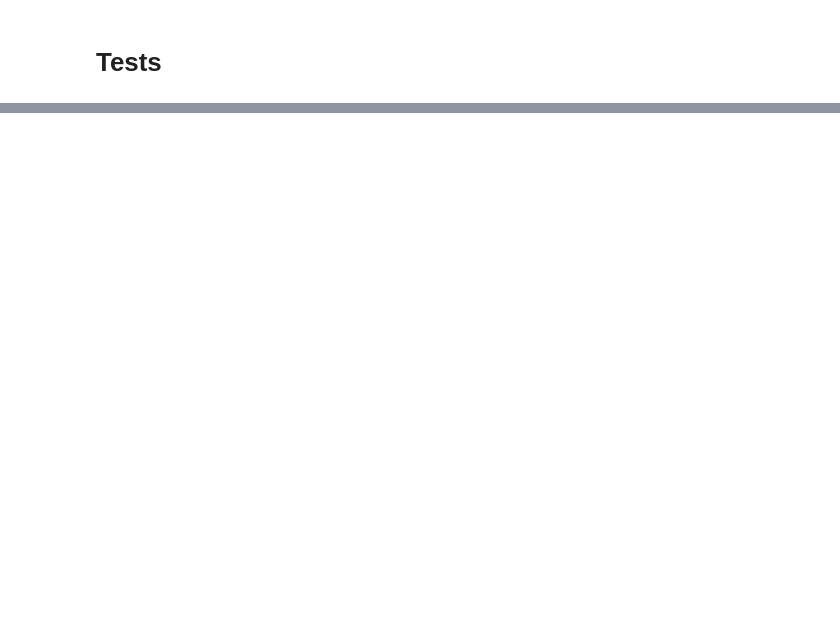
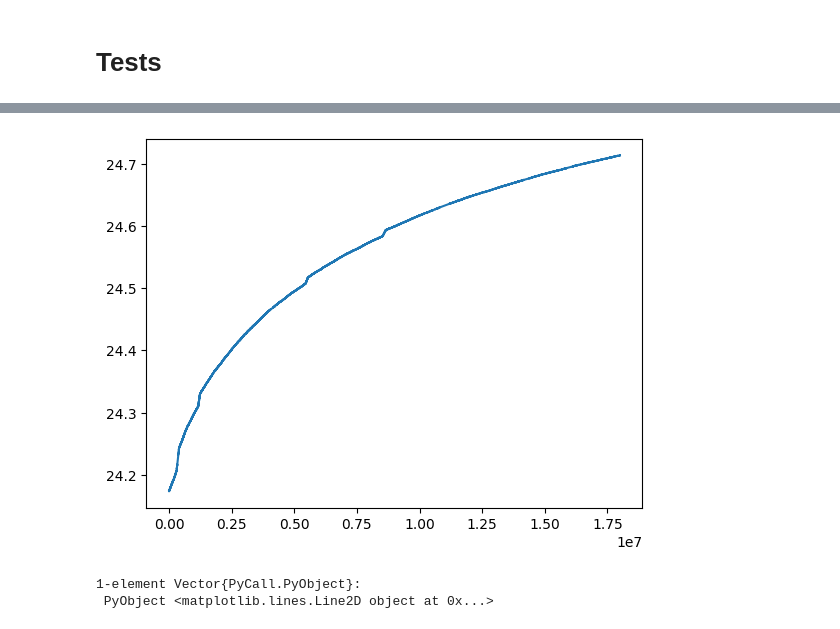
Before and after one commit to fairleyl/PhD-Code, a Jupyter notebook: Problem-Suite-Test.ipynb, the cells around one changed output, grey strips where cells are left out. Cells and saved outputs as stored; diff of their text form; code cells hidden in the pictures; blank space fills up the shorter version.

```diff
--- a/Problem-Suite-Test.ipynb
+++ b/Problem-Suite-Test.ipynb
@@ -5263,0 +5419,5 @@ Mild improvement from 26.468 to 26.461, but this is within margain of error
+# %%
+nMax = 20000000
+resultNewVFA_CStep = smarviNewVFA_ST(N,alpha_d, alpha_r, beta, tau, c0, c1, r, nMax, 0.1, 0.0, 0.1; stepsizeType = "constant", printProgress = true, modCounter = 1000000)
+println("Complete")
+println(resultNewVFA_CStep[3])
@@ -5263,0 +5442,8 @@ Mild improvement from 26.468 to 26.461, but this is within margain of error
+# %%
+start = floor(Int64, nMax/10)
+#start = 1
+PyPlot.plot(resultNewVFA_CStep[4][start:nMax])
+# %% [output]
+[figure, added]
+1-element Vector{PyCall.PyObject}:
+ PyObject <matplotlib.lines.Line2D object at 0x...>
```
Also changed, not shown: parts of 58 cells of this notebook, 1 other file.
